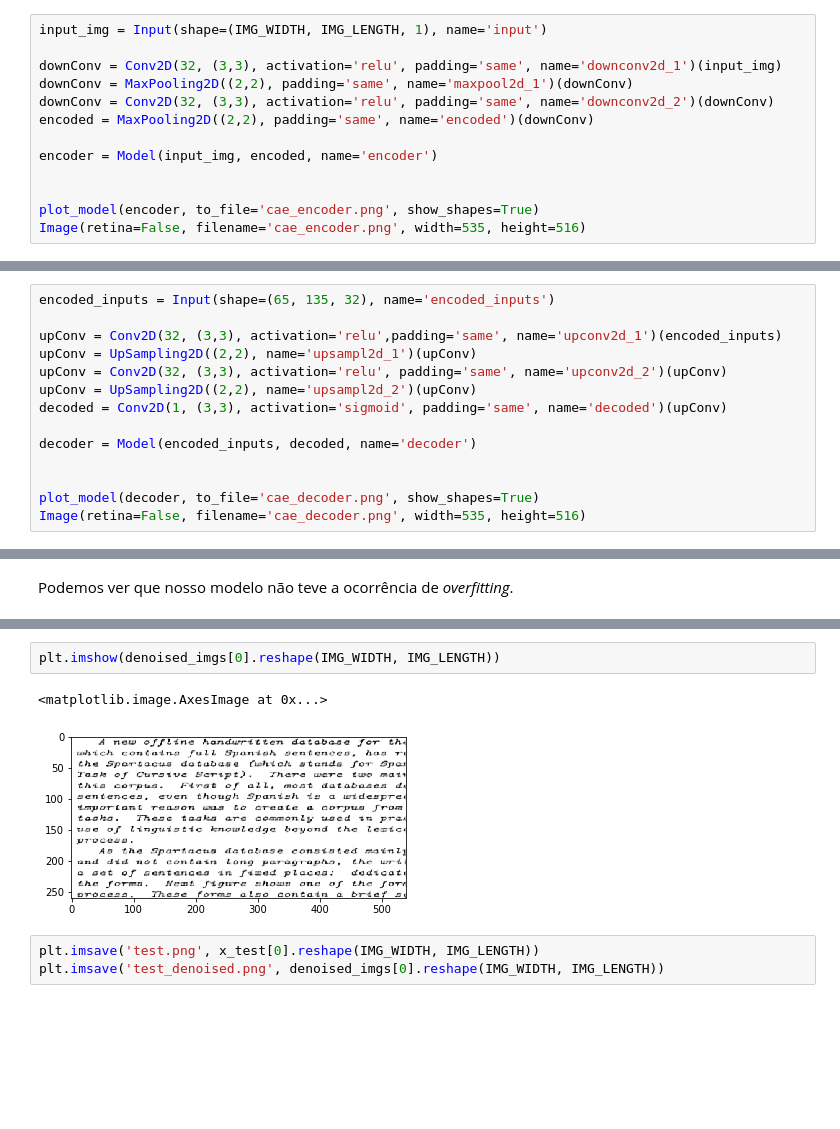
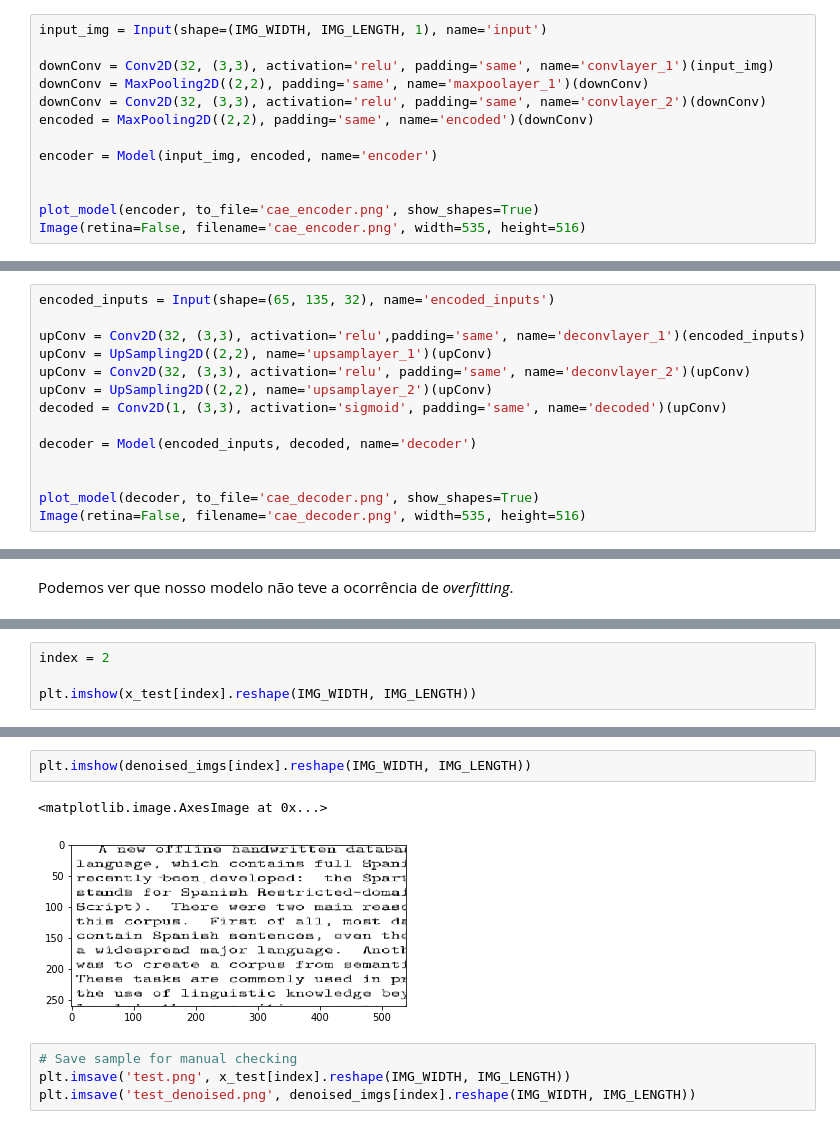
Before and after one commit to talesaraujo/autoencoder-image-denoising, a Jupyter notebook: Convolutional Denoising AE KDD.ipynb, the cells around one changed output, grey strips where cells are left out. Saved outputs shown, nothing was run; the diff lists cells and outputs as text; blank space fills up the shorter version.

```diff
--- a/Convolutional Denoising AE KDD.ipynb
+++ b/Convolutional Denoising AE KDD.ipynb
@@ -107,9 +94,9 @@ O encoder recebe os dados de entrada e os leva para outro espaço dimensional, n
 # %%
 input_img = Input(shape=(IMG_WIDTH, IMG_LENGTH, 1), name='input')
 
-downConv = Conv2D(32, (3,3), activation='relu', padding='same', name='downconv2d_1')(input_img)
-downConv = MaxPooling2D((2,2), padding='same', name='maxpool2d_1')(downConv)
-downConv = Conv2D(32, (3,3), activation='relu', padding='same', name='downconv2d_2')(downConv)
+downConv = Conv2D(32, (3,3), activation='relu', padding='same', name='convlayer_1')(input_img)
+downConv = MaxPooling2D((2,2), padding='same', name='maxpoolayer_1')(downConv)
+downConv = Conv2D(32, (3,3), activation='relu', padding='same', name='convlayer_2')(downConv)
 encoded = MaxPooling2D((2,2), padding='same', name='encoded')(downConv)
 
 encoder = Model(input_img, encoded, name='encoder')
@@ -128,10 +115,10 @@ No caso do nosso Auto Encoder, o resultado final do decoder no espaço de atribu
 # %%
 encoded_inputs = Input(shape=(65, 135, 32), name='encoded_inputs')
 
-upConv = Conv2D(32, (3,3), activation='relu',padding='same', name='upconv2d_1')(encoded_inputs)
-upConv = UpSampling2D((2,2), name='upsampl2d_1')(upConv)
-upConv = Conv2D(32, (3,3), activation='relu', padding='same', name='upconv2d_2')(upConv)
-upConv = UpSampling2D((2,2), name='upsampl2d_2')(upConv)
+upConv = Conv2D(32, (3,3), activation='relu',padding='same', name='deconvlayer_1')(encoded_inputs)
+upConv = UpSampling2D((2,2), name='upsamplayer_1')(upConv)
+upConv = Conv2D(32, (3,3), activation='relu', padding='same', name='deconvlayer_2')(upConv)
+upConv = UpSampling2D((2,2), name='upsamplayer_2')(upConv)
 decoded = Conv2D(1, (3,3), activation='sigmoid', padding='same', name='decoded')(upConv)
 
 decoder = Model(encoded_inputs, decoded, name='decoder')
@@ -209,3 +196,7 @@ for i in range(n):
 plt.savefig('kdd_result.png')
 # %% [output]
 [figure]
+# %%
+index = 2
+
+plt.imshow(x_test[index].reshape(IMG_WIDTH, IMG_LENGTH))
@@ -212,8 +206,9 @@ plt.savefig('kdd_result.png')
 # %%
-plt.imshow(denoised_imgs[0].reshape(IMG_WIDTH, IMG_LENGTH))
+plt.imshow(denoised_imgs[index].reshape(IMG_WIDTH, IMG_LENGTH))
 # %% [output]
 <matplotlib.image.AxesImage at 0x...>
-[figure, old version]
+[figure, new version]
 # %%
-plt.imsave('test.png', x_test[0].reshape(IMG_WIDTH, IMG_LENGTH))
-plt.imsave('test_denoised.png', denoised_imgs[0].reshape(IMG_WIDTH, IMG_LENGTH))
+# Save sample for manual checking
+plt.imsave('test.png', x_test[index].reshape(IMG_WIDTH, IMG_LENGTH))
+plt.imsave('test_denoised.png', denoised_imgs[index].reshape(IMG_WIDTH, IMG_LENGTH))
```
Also changed, not shown: parts of 16 cells of this notebook.
